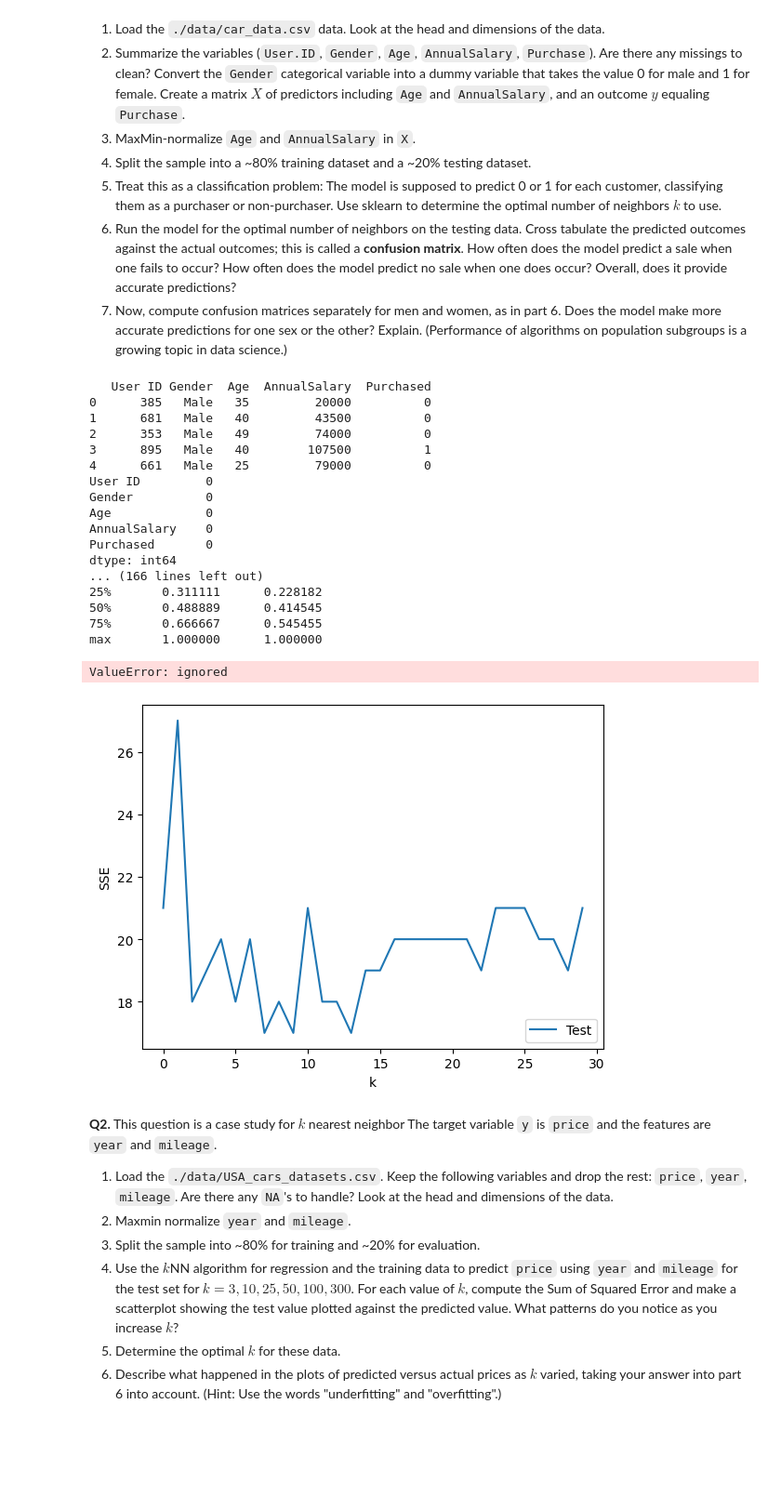
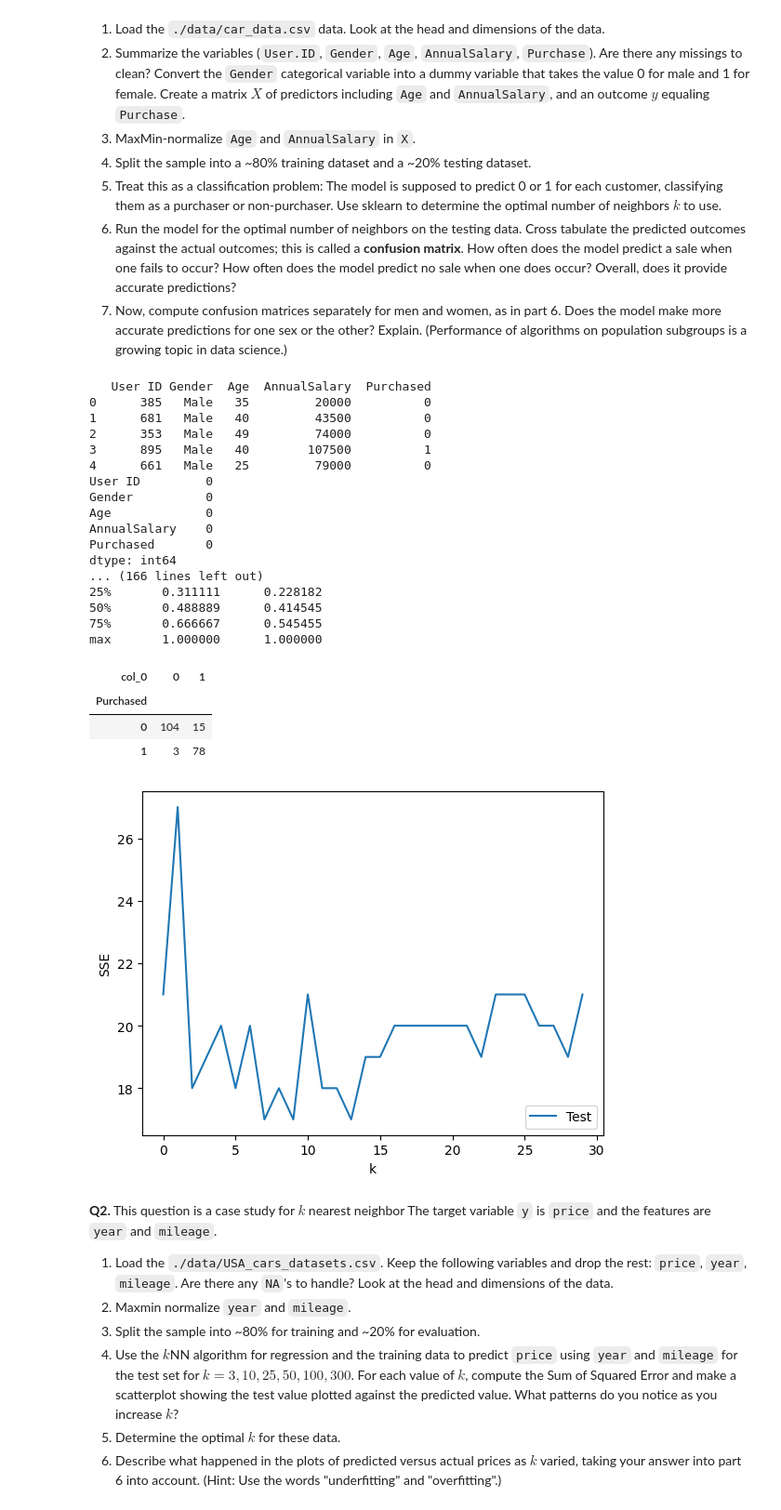
Before and after one commit to ajnCoder/andrea_assignment3, a Jupyter notebook: assignment_knn_and_kmc_completed.ipynb, the cells around one changed output. Shown at 93% size. Drawn from its saved outputs; the diff is of its cells as text; code cells hidden in the pictures; blank space fills up the shorter version.

```diff
--- a/assignment_knn_and_kmc_completed.ipynb
+++ b/assignment_knn_and_kmc_completed.ipynb
@@ -84,51 +84,37 @@ model = KNeighborsClassifier(n_neighbors=23)
 fitted_model = model.fit(X_train, y_train)
 y_hat = fitted_model.predict(X_test)
 
 pd.crosstab(y_test, y_hat)
 
 model = KNeighborsClassifier(n_neighbors=9)
 fitted_model = model.fit(X_train, y_train)
 y_hat = fitted_model.predict(X_test)
 
 pd.crosstab(y_test, y_hat)
 
 # As far as I can see, it is pretty accurate with a 91% accuracy rate.
-
-#Q1.7
-
-# predict by sex
-X_men, y_men = X[df['Gender'] == 'Male'], y[df['Gender'] == 'Male']
-X_women, y_women = X[df['Gender'] == 'Female'], y[df['Gender'] == 'Female']
-
-knn_men = KNeighborsClassifier(n_neighbors=9)
-fitted_knn_men = knn_men.fit(X_men, y_men)
-
-knn_women = KNeighborsClassifier(n_neighbors=9)
-knn_women.fit(X_women, y_women)
-
-fitted_model = model.fit(x_train.drop('Gender', axis=1), y_train)
-y_hat = fitted_model.predict(x_test.drop('Gender', axis=1))
-
-#
 # %% [output]
    User ID Gender  Age  AnnualSalary  Purchased
 0      385   Male   35         20000          0
 1      681   Male   40         43500          0
 2      353   Male   49         74000          0
 3      895   Male   40        107500          1
 4      661   Male   25         79000          0
 User ID         0
 Gender          0
 Age             0
 AnnualSalary    0
 Purchased       0
 dtype: int64
 ... (166 lines left out)
 25%       0.311111      0.228182
 50%       0.488889      0.414545
 75%       0.666667      0.545455
 max       1.000000      1.000000
-ValueError: ignored
+| col_0 | 0 | 1 |
+| Purchased |  |  |
+| 0 | 104 | 15 |
+| 1 | 3 | 78 |
 [figure]
 # %% [markdown]
 **Q2.** This question is a case study for $k$ nearest neighbor The target variable `y` is `price` and the features are `year` and `mileage`.
```
